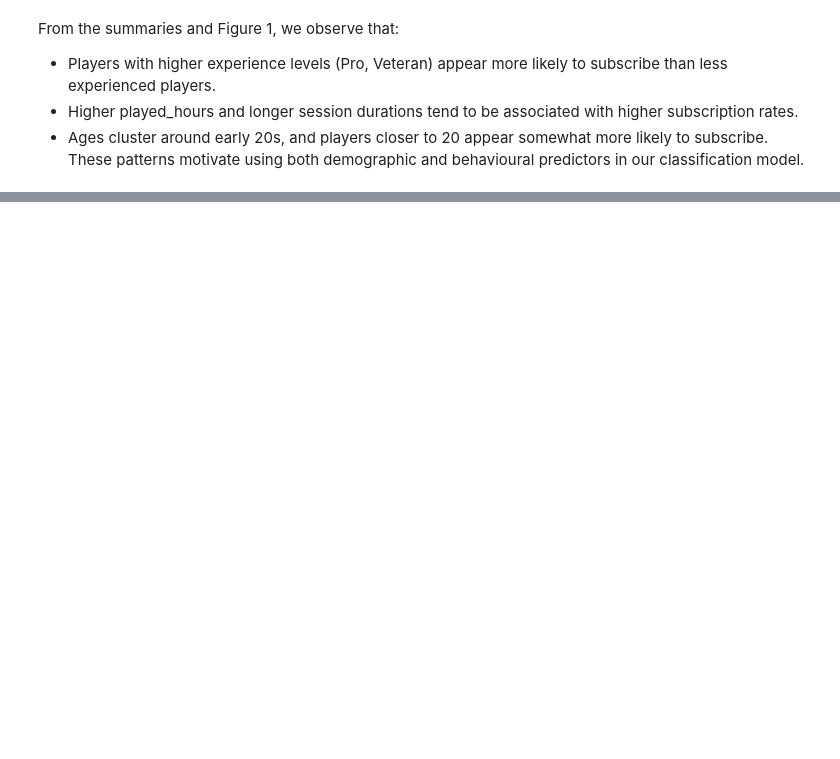
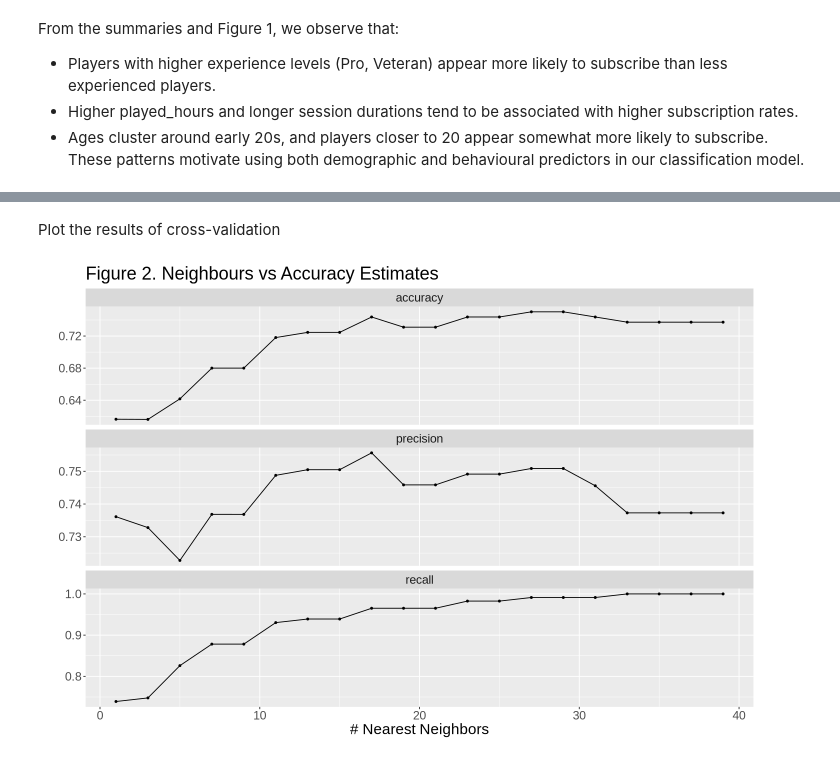
Before and after one commit to wizexplorer/dsci-100-project, a Jupyter notebook: project_report_40.ipynb, the cells around one changed output, grey strips where cells are left out. Drawn from its saved outputs; the diff is of its cells as text; code cells hidden in the pictures; blank space fills up the shorter version.

```diff
--- a/project_report_40.ipynb
+++ b/project_report_40.ipynb
@@ -316,0 +342,2 @@ predictors in our classification model.
+# %%
+folds <- vfold_cv(train_data, v = 5, strata = subscribe)
@@ -316,0 +358,6 @@ predictors in our classification model.
+# %%
+knn_spec <- nearest_neighbor(
+  mode      = "classification",
+  neighbors = tune()
+) |>
+  set_engine("kknn")
@@ -316,0 +366,4 @@ predictors in our classification model.
+# %%
+knn_workflow <- workflow() |>
+  add_model(knn_spec) |>
+  add_recipe(knn_recipe)
@@ -316,0 +372,14 @@ predictors in our classification model.
+# %%
+knn_grid <- tibble(
+  neighbors = seq(1, 40, by = 2)
+)
+
+knn_tune <- tune_grid(
+  knn_workflow,
+  resamples = folds,
+  grid      = knn_grid,
+  metrics   = metric_set(recall, accuracy, precision)
+    )
+knn_results <- knn_tune |> collect_metrics()
+
+knn_results
@@ -316,0 +406,16 @@ predictors in our classification model.
+# %% [markdown]
+Plot the results of cross-validation
+# %%
+# recall_vs_k_lots <- ggplot(knn_results, aes(x = neighbors, y = mean)) +
+#   geom_point() +
+#   geom_line() +
+#   labs(x = "Neighbors", y = "Recall Estimate") +
+#   theme(text = element_text(size = 18))
+
+# recall_vs_k_lots
+
+autoplot(knn_tune) +
+    theme(text = element_text(size=18)) +
+    ggtitle("Figure 2. Neighbours vs Accuracy Estimates")
+# %% [output]
+[figure, added]
```
Also changed, not shown: parts of 24 cells of this notebook.
